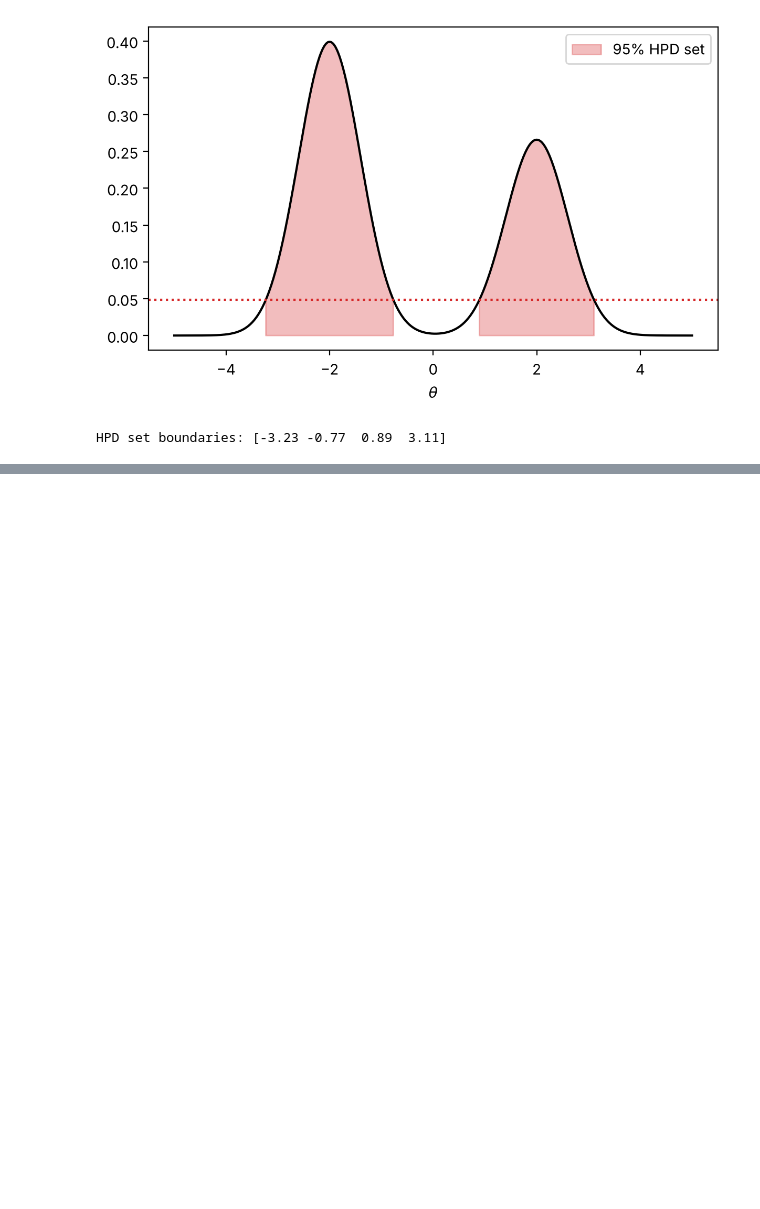
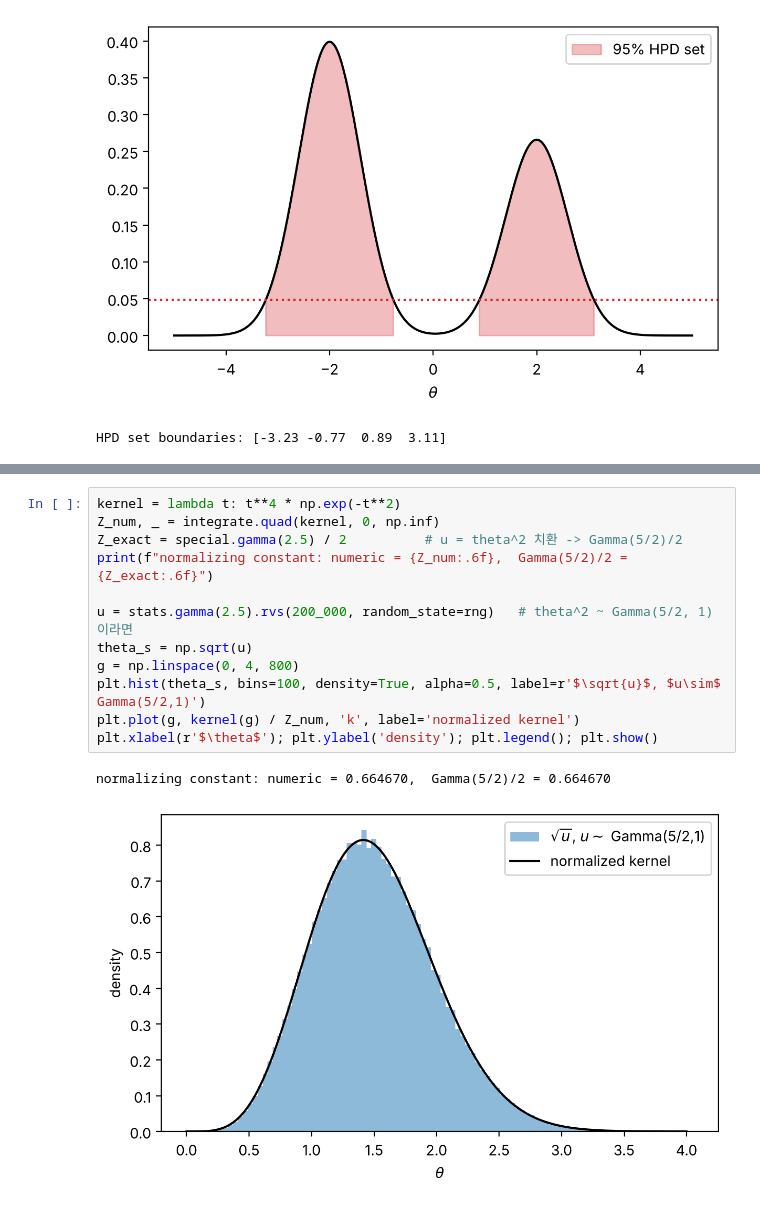
Before and after one commit to leebomin/bayesian-study, a Jupyter notebook: week02_exchangeability_likelihood/week02_exchangeability_likelihood.ipynb, the cells around one changed output, grey strips where cells are left out. Drawn from its saved outputs; the diff is of its cells as text; blank space fills up the shorter version.

```diff
--- a/week02_exchangeability_likelihood/week02_exchangeability_likelihood.ipynb
+++ b/week02_exchangeability_likelihood/week02_exchangeability_likelihood.ipynb
@@ -172,0 +230,15 @@ HPD set boundaries: [-3.23 -0.77  0.89  3.11]
+# %%
+kernel = lambda t: t**4 * np.exp(-t**2)
+Z_num, _ = integrate.quad(kernel, 0, np.inf)
+Z_exact = special.gamma(2.5) / 2          # u = theta^2 치환 -> Gamma(5/2)/2
+print(f"normalizing constant: numeric = {Z_num:.6f},  Gamma(5/2)/2 = {Z_exact:.6f}")
+
+u = stats.gamma(2.5).rvs(200_000, random_state=rng)   # theta^2 ~ Gamma(5/2, 1) 이라면
+theta_s = np.sqrt(u)
+g = np.linspace(0, 4, 800)
+plt.hist(theta_s, bins=100, density=True, alpha=0.5, label=r'$\sqrt{u}$, $u\sim$ Gamma(5/2,1)')
+plt.plot(g, kernel(g) / Z_num, 'k', label='normalized kernel')
+plt.xlabel(r'$\theta$'); plt.ylabel('density'); plt.legend(); plt.show()
+# %% [output]
+normalizing constant: numeric = 0.664670,  Gamma(5/2)/2 = 0.664670
+[figure, added]
```
Also changed, not shown: parts of 11 cells of this notebook, 4 other files.
